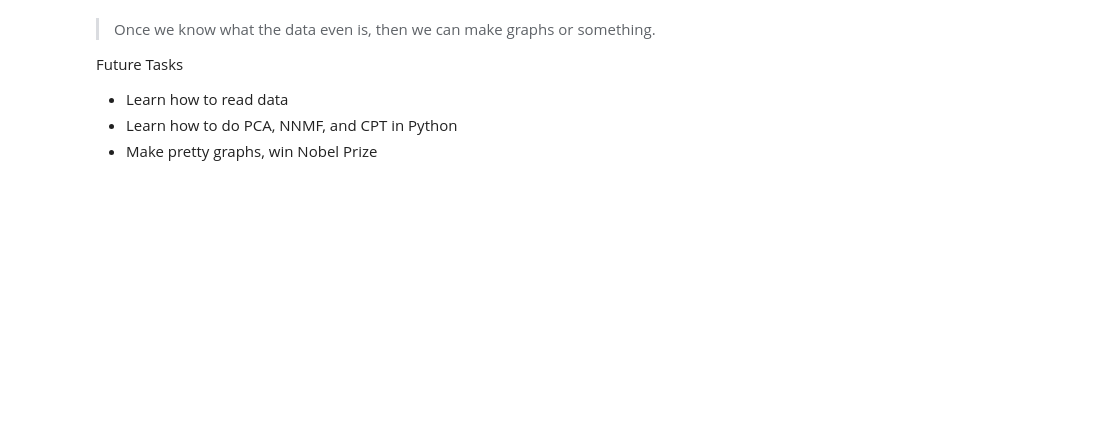
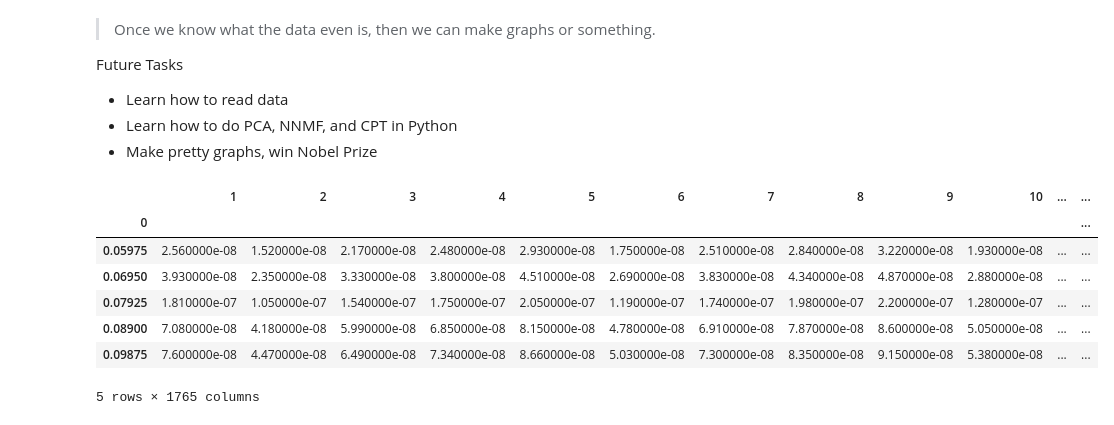
Before and after one commit to Dithizone/Math398-Project, a Jupyter notebook: PNNL_Analysis.ipynb, the cells around one changed output. Cells and saved outputs as stored; diff of their text form; code cells hidden in the pictures; blank space fills up the shorter version.

```diff
--- a/PNNL_Analysis.ipynb
+++ b/PNNL_Analysis.ipynb
@@ -30,3 +26,14 @@ Future Tasks
 - Learn how to read data
 - Learn how to do PCA, NNMF, and CPT in Python
 - Make pretty graphs, win Nobel Prize
+# %%
+PNNLdata.head()
+# %% [output]
+|  | 1 | 2 | 3 | 4 | 5 | 6 | 7 | 8 | 9 | 10 | ... | ... |
+| 0 |  |  |  |  |  |  |  |  |  |  |  | ... |
+| 0.05975 | 2.560000e-08 | 1.520000e-08 | 2.170000e-08 | 2.480000e-08 | 2.930000e-08 | 1.750000e-08 | 2.510000e-08 | 2.840000e-08 | 3.220000e-08 | 1.930000e-08 | ... | ... |
+| 0.06950 | 3.930000e-08 | 2.350000e-08 | 3.330000e-08 | 3.800000e-08 | 4.510000e-08 | 2.690000e-08 | 3.830000e-08 | 4.340000e-08 | 4.870000e-08 | 2.880000e-08 | ... | ... |
+| 0.07925 | 1.810000e-07 | 1.050000e-07 | 1.540000e-07 | 1.750000e-07 | 2.050000e-07 | 1.190000e-07 | 1.740000e-07 | 1.980000e-07 | 2.200000e-07 | 1.280000e-07 | ... | ... |
+| 0.08900 | 7.080000e-08 | 4.180000e-08 | 5.990000e-08 | 6.850000e-08 | 8.150000e-08 | 4.780000e-08 | 6.910000e-08 | 7.870000e-08 | 8.600000e-08 | 5.050000e-08 | ... | ... |
+| 0.09875 | 7.600000e-08 | 4.470000e-08 | 6.490000e-08 | 7.340000e-08 | 8.660000e-08 | 5.030000e-08 | 7.300000e-08 | 8.350000e-08 | 9.150000e-08 | 5.380000e-08 | ... | ... |
+5 rows × 1765 columns
```
Also changed, not shown: parts of 7 cells of this notebook, 1 other file.
